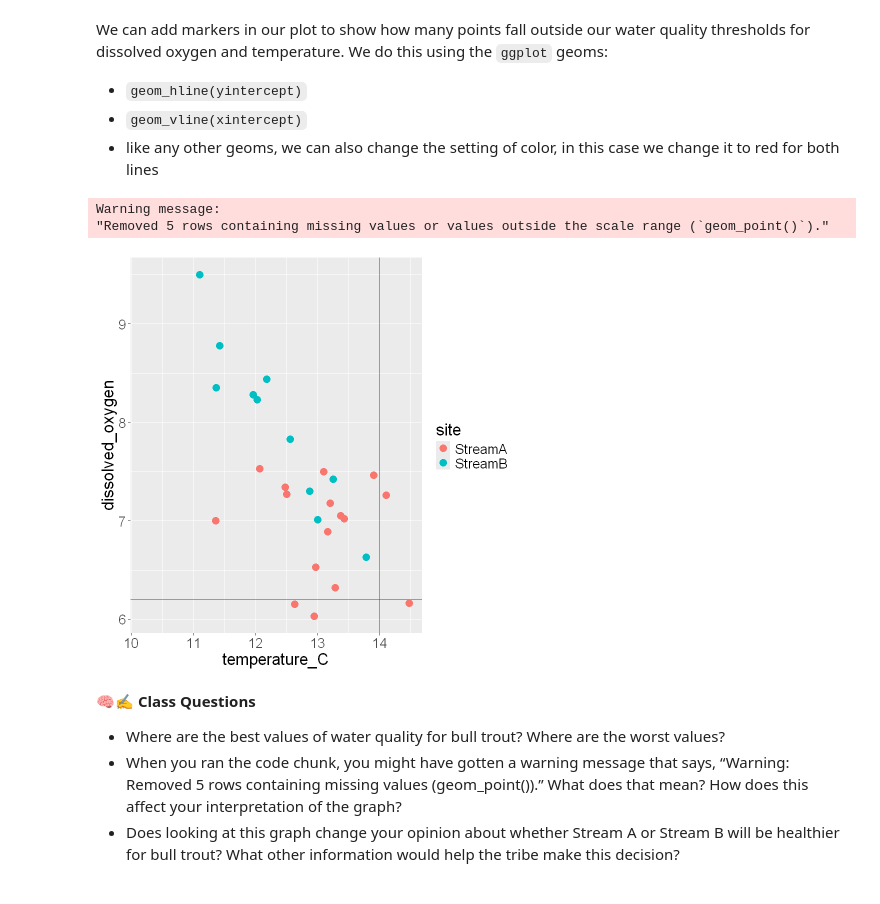
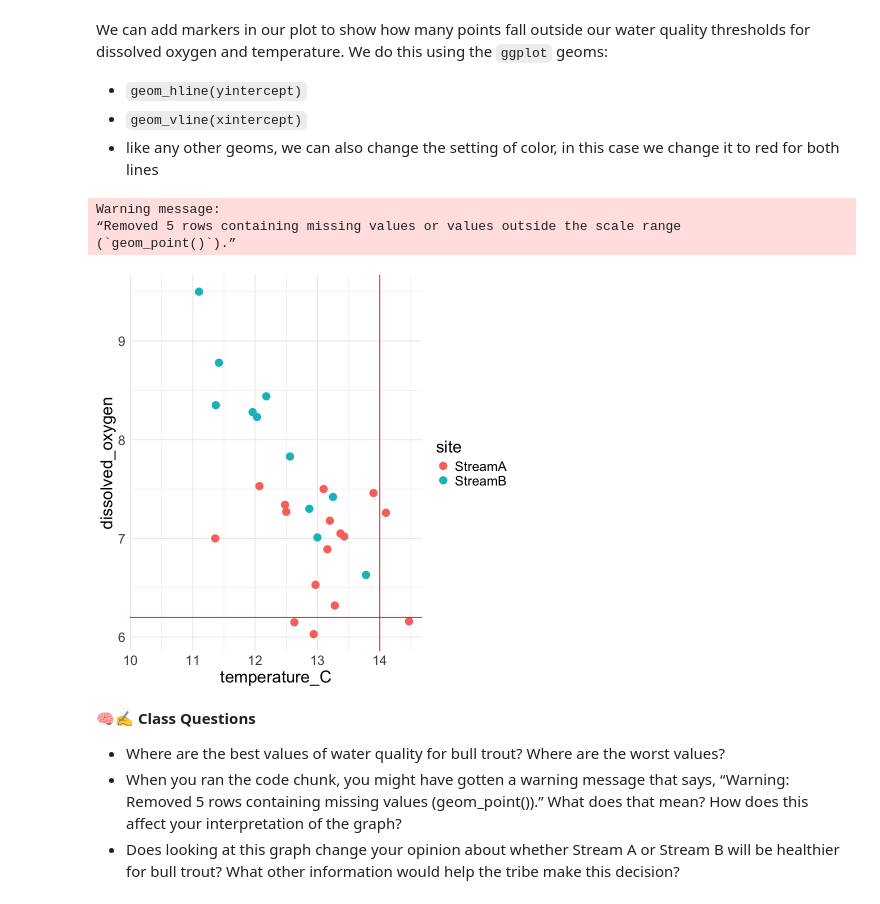
Before and after one commit to IndigenousEnvDataSci/IndigenousEnvDataSci.github.io, a Jupyter notebook: MOD2/Mod2_pt4.ipynb, the cells around one changed output. Saved outputs shown, nothing was run; the diff lists cells and outputs as text; code cells hidden in the pictures.

```diff
--- a/MOD2/Mod2_pt4.ipynb
+++ b/MOD2/Mod2_pt4.ipynb
@@ -65,15 +66,18 @@ We can add markers in our plot to show how many points fall outside our water qu
 # %%
 scatter_plot +
   # add a horizontal line to represent threshold of dissolved oxygen
   geom_hline(yintercept = 6.2, col = "red") +
   # add a vertical line to represent a threshold of maximum temperature
   geom_vline(xintercept = 14, col = "red") +
   # We'll use the same simple "theme" we used in module 1.
+  theme_minimal() +
+  # We will also make the text larger so it's easier to read.
   theme(text=element_text(size=20))
 # %% [output]
 Warning message:
-"Removed 5 rows containing missing values or values outside the scale range (`geom_point()`)."
+“Removed 5 rows containing missing values or values outside the scale range
+(`geom_point()`).”
-[figure, old version]
+[figure, new version]
 # %% [markdown]
 🧠✍️ **Class Questions**
 
```
Also changed, not shown: parts of 4 cells of this notebook, 9 other files.
